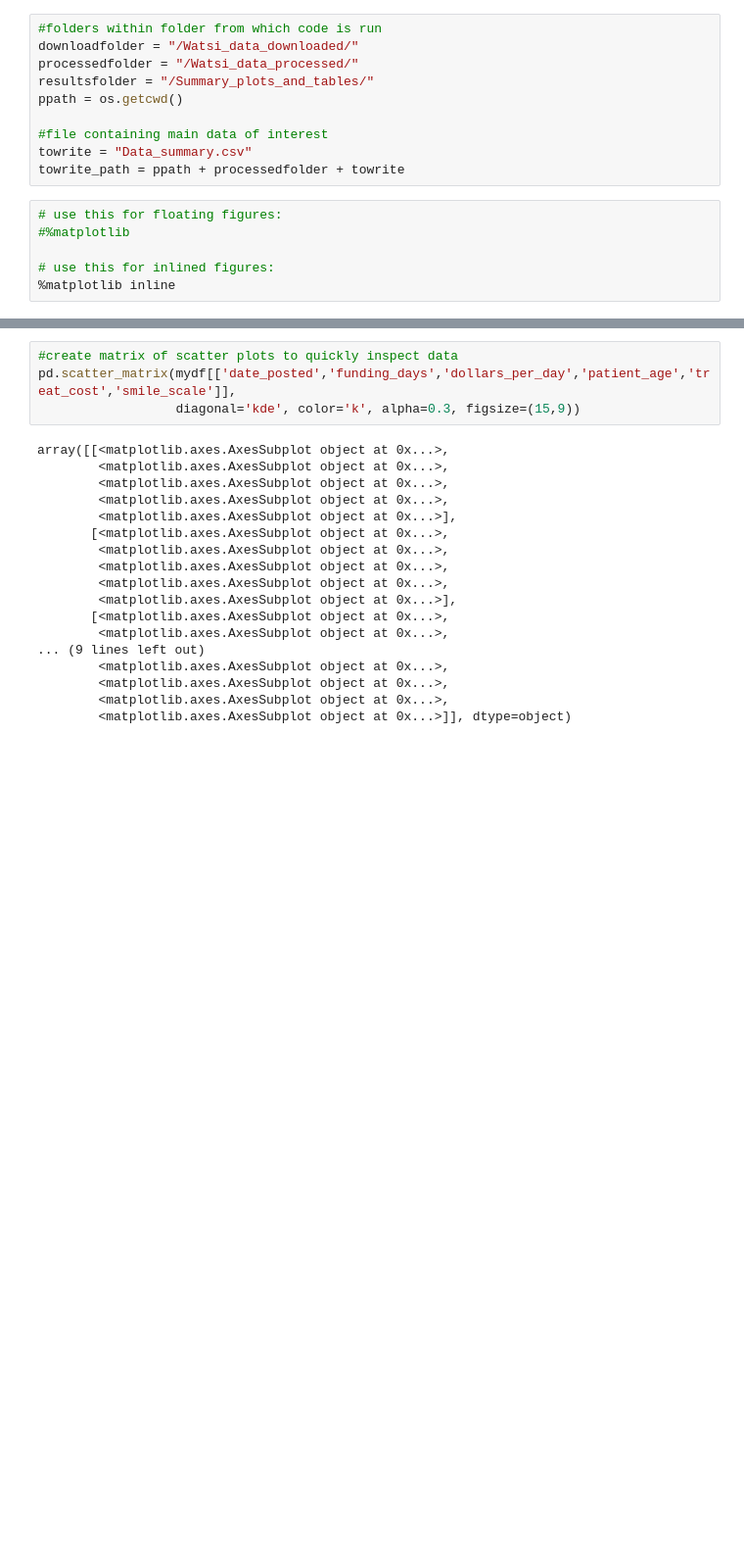
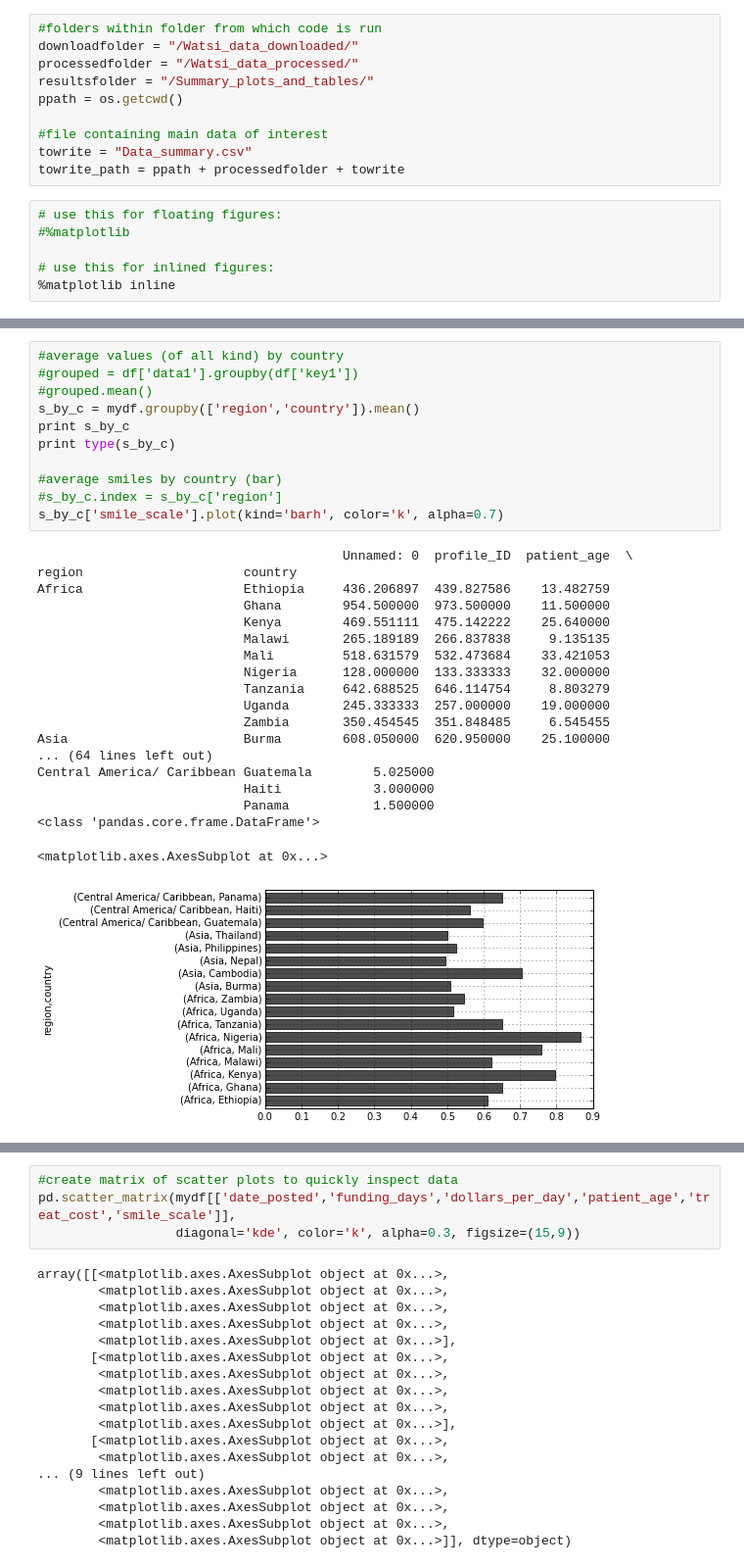
Before and after one commit to cotterman/Astro250_Python-for-Data-Scientists, a Jupyter notebook: Final project-Watsi-cotterman/exper_2way_stats.ipynb, the cells around one changed output, grey strips where cells are left out. Shown: that part at 98% size. Saved outputs shown, nothing was run; the diff lists cells and outputs as text; blank space fills up the shorter version.

```diff
--- a/Final project-Watsi-cotterman/exper_2way_stats.ipynb
+++ b/Final project-Watsi-cotterman/exper_2way_stats.ipynb
@@ -37,0 +43,31 @@ Index([u'Unnamed: 0', u'profile_ID', u'profile_link', u'date_posted', u'date_fun
+# %%
+#average values (of all kind) by country
+#grouped = df['data1'].groupby(df['key1'])
+#grouped.mean()
+s_by_c = mydf.groupby(['region','country']).mean()
+print s_by_c
+print type(s_by_c)
+
+#average smiles by country (bar)
+#s_by_c.index = s_by_c['region']
+s_by_c['smile_scale'].plot(kind='barh', color='k', alpha=0.7)
+# %% [output]
+                                        Unnamed: 0  profile_ID  patient_age  \
+region                     country
+Africa                     Ethiopia     436.206897  439.827586    13.482759
+                           Ghana        954.500000  973.500000    11.500000
+                           Kenya        469.551111  475.142222    25.640000
+                           Malawi       265.189189  266.837838     9.135135
+                           Mali         518.631579  532.473684    33.421053
+                           Nigeria      128.000000  133.333333    32.000000
+                           Tanzania     642.688525  646.114754     8.803279
+                           Uganda       245.333333  257.000000    19.000000
+                           Zambia       350.454545  351.848485     6.545455
+Asia                       Burma        608.050000  620.950000    25.100000
+... (64 lines left out)
+Central America/ Caribbean Guatemala        5.025000
+                           Haiti            3.000000
+                           Panama           1.500000
+<class 'pandas.core.frame.DataFrame'>
+<matplotlib.axes.AxesSubplot at 0x...>
+[figure, added]
```
Also changed, not shown: parts of 11 cells of this notebook, 4 other files.
